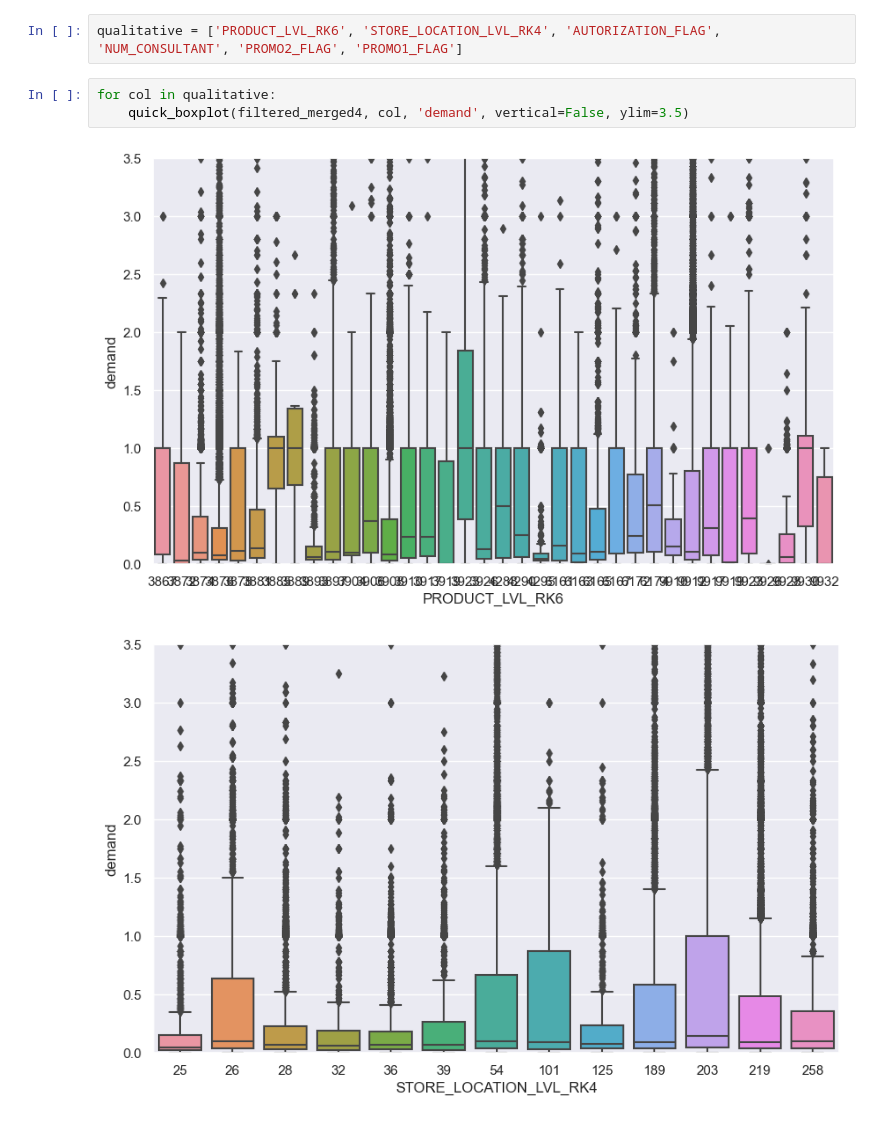
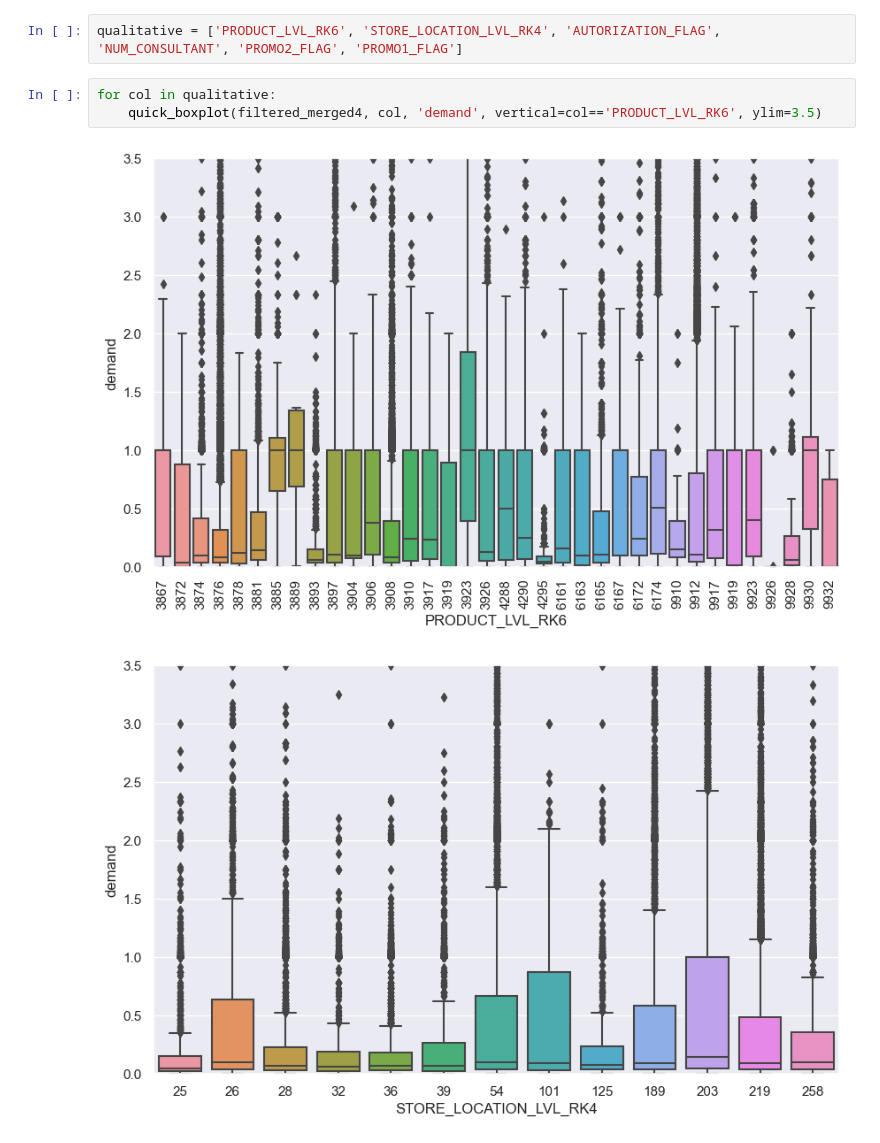
Before and after one commit to tane-superior/retail-demand-forecast, a Jupyter notebook: proj.ipynb, the cells around one changed output. Drawn from its saved outputs; the diff is of its cells as text.

```diff
--- a/proj.ipynb
+++ b/proj.ipynb
@@ -363,9 +363,9 @@ dataframe_new_stats(filtered_merged4)
 qualitative = ['PRODUCT_LVL_RK6', 'STORE_LOCATION_LVL_RK4', 'AUTORIZATION_FLAG', 'NUM_CONSULTANT', 'PROMO2_FLAG', 'PROMO1_FLAG']
 # %%
 for col in qualitative:
-    quick_boxplot(filtered_merged4, col, 'demand', vertical=False, ylim=3.5)
+    quick_boxplot(filtered_merged4, col, 'demand', vertical=col=='PRODUCT_LVL_RK6', ylim=3.5)
 # %% [output]
-[figure, old version]
+[figure, new version]
 [figure]
 [figure]
 [figure]
```
Also changed, not shown: parts of 26 cells of this notebook.
